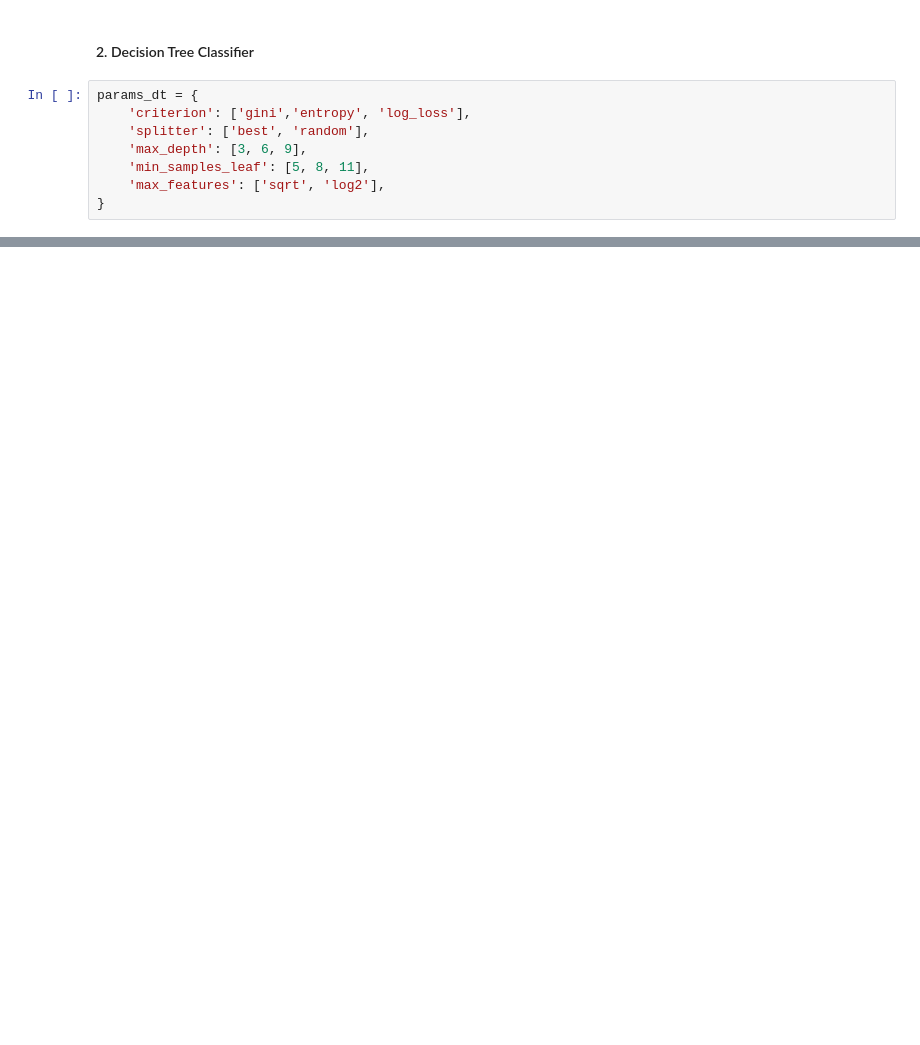
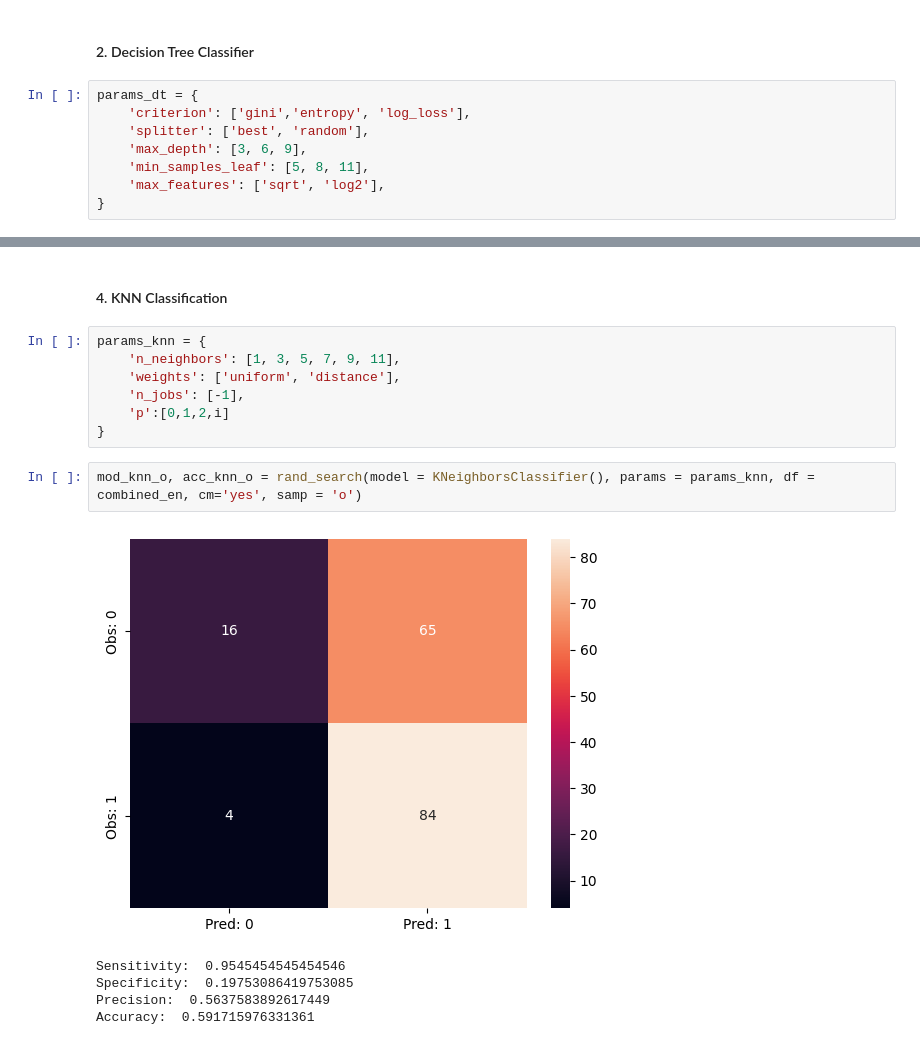
Before and after one commit to Dhruv-Chandra/Loan-Prediction, a Jupyter notebook: Loan_Prediction.ipynb, the cells around one changed output, grey strips where cells are left out. Cells and saved outputs as stored; diff of their text form; blank space fills up the shorter version.

Commit message:
Added some more models.

```diff
--- a/Loan_Prediction.ipynb
+++ b/Loan_Prediction.ipynb
@@ -864,0 +871,17 @@ Accuracy:  0.47928994082840237
+# %% [markdown]
+#### 4. KNN Classification
+# %%
+params_knn = {
+    'n_neighbors': [1, 3, 5, 7, 9, 11],
+    'weights': ['uniform', 'distance'],
+    'n_jobs': [-1],
+    'p':[0,1,2,i]
+}
+# %%
+mod_knn_o, acc_knn_o = rand_search(model = KNeighborsClassifier(), params = params_knn, df = combined_en, cm='yes', samp = 'o')
+# %% [output]
+[figure, added]
+Sensitivity:  0.9545454545454546
+Specificity:  0.19753086419753085
+Precision:  0.5637583892617449
+Accuracy:  0.591715976331361
```
Also changed, not shown: parts of 15 cells of this notebook.
